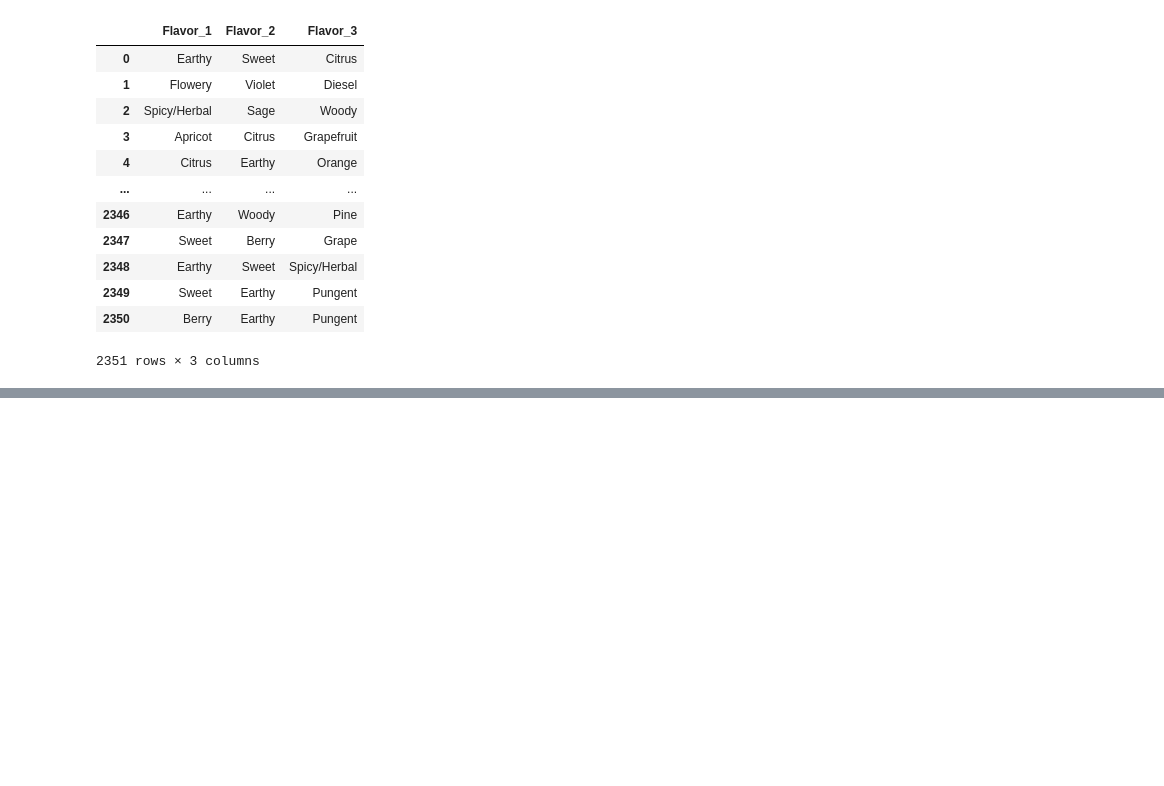
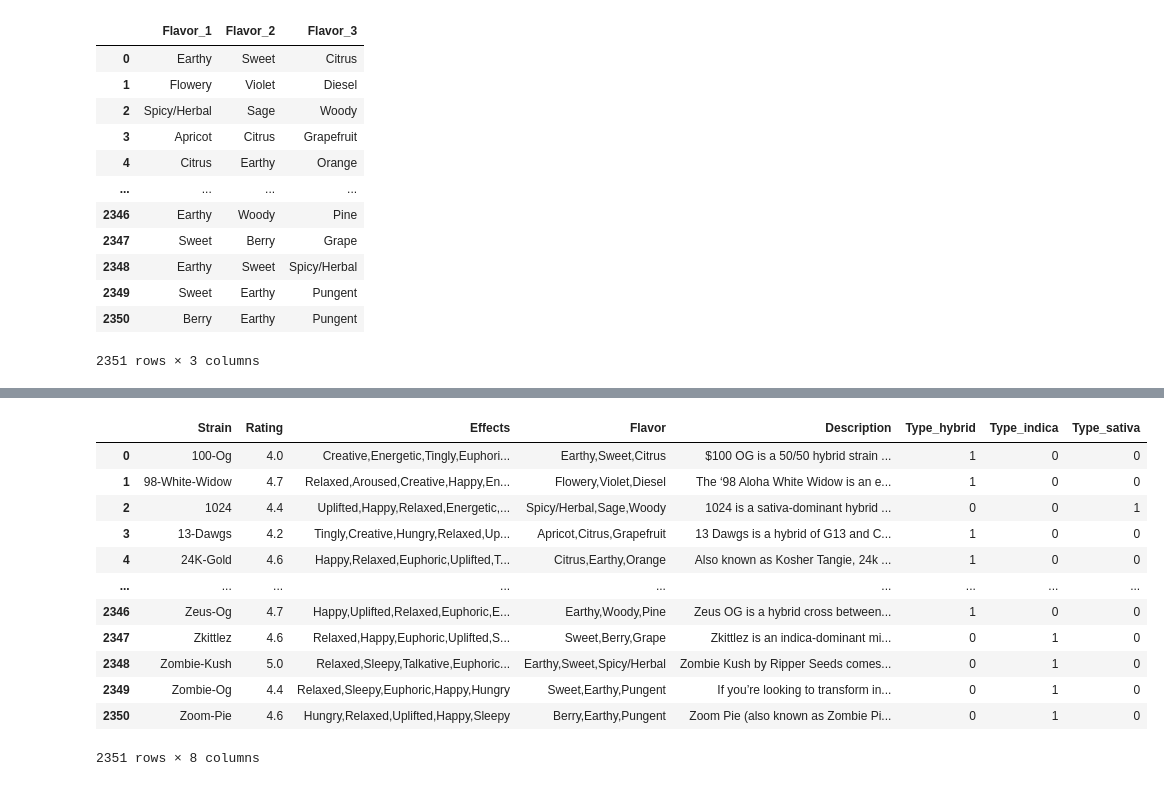
Before and after one commit to WhyseRabbit/med-cabinet-ds, a Jupyter notebook: data/autoencoder.ipynb, the cells around one changed output, grey strips where cells are left out. Cells and saved outputs as stored; diff of their text form; code cells hidden in the pictures; blank space fills up the shorter version.

```diff
--- a/data/Split_data.ipynb
+++ b/data/autoencoder.ipynb
@@ -209,0 +346,17 @@ ValueError: could not convert string to float: 'Happy'
+# %%
+new_data = pd.get_dummies(new_data, columns=["Type"])
+new_data
+# %% [output]
+|  | Strain | Rating | Effects | Flavor | Description | Type_hybrid | Type_indica | Type_sativa |
+| 0 | 100-Og | 4.0 | Creative,Energetic,Tingly,Euphori... | Earthy,Sweet,Citrus | $100 OG is a 50/50 hybrid strain ... | 1 | 0 | 0 |
+| 1 | 98-White-Widow | 4.7 | Relaxed,Aroused,Creative,Happy,En... | Flowery,Violet,Diesel | The ‘98 Aloha White Widow is an e... | 1 | 0 | 0 |
+| 2 | 1024 | 4.4 | Uplifted,Happy,Relaxed,Energetic,... | Spicy/Herbal,Sage,Woody | 1024 is a sativa-dominant hybrid ... | 0 | 0 | 1 |
+| 3 | 13-Dawgs | 4.2 | Tingly,Creative,Hungry,Relaxed,Up... | Apricot,Citrus,Grapefruit | 13 Dawgs is a hybrid of G13 and C... | 1 | 0 | 0 |
+| 4 | 24K-Gold | 4.6 | Happy,Relaxed,Euphoric,Uplifted,T... | Citrus,Earthy,Orange | Also known as Kosher Tangie, 24k ... | 1 | 0 | 0 |
+| ... | ... | ... | ... | ... | ... | ... | ... | ... |
+| 2346 | Zeus-Og | 4.7 | Happy,Uplifted,Relaxed,Euphoric,E... | Earthy,Woody,Pine | Zeus OG is a hybrid cross between... | 1 | 0 | 0 |
+| 2347 | Zkittlez | 4.6 | Relaxed,Happy,Euphoric,Uplifted,S... | Sweet,Berry,Grape | Zkittlez is an indica-dominant mi... | 0 | 1 | 0 |
+| 2348 | Zombie-Kush | 5.0 | Relaxed,Sleepy,Talkative,Euphoric... | Earthy,Sweet,Spicy/Herbal | Zombie Kush by Ripper Seeds comes... | 0 | 1 | 0 |
+| 2349 | Zombie-Og | 4.4 | Relaxed,Sleepy,Euphoric,Happy,Hungry | Sweet,Earthy,Pungent | If you’re looking to transform in... | 0 | 1 | 0 |
+| 2350 | Zoom-Pie | 4.6 | Hungry,Relaxed,Uplifted,Happy,Sleepy | Berry,Earthy,Pungent | Zoom Pie (also known as Zombie Pi... | 0 | 1 | 0 |
+2351 rows × 8 columns
```
Also changed, not shown: parts of 33 cells of this notebook, 7 other files.
